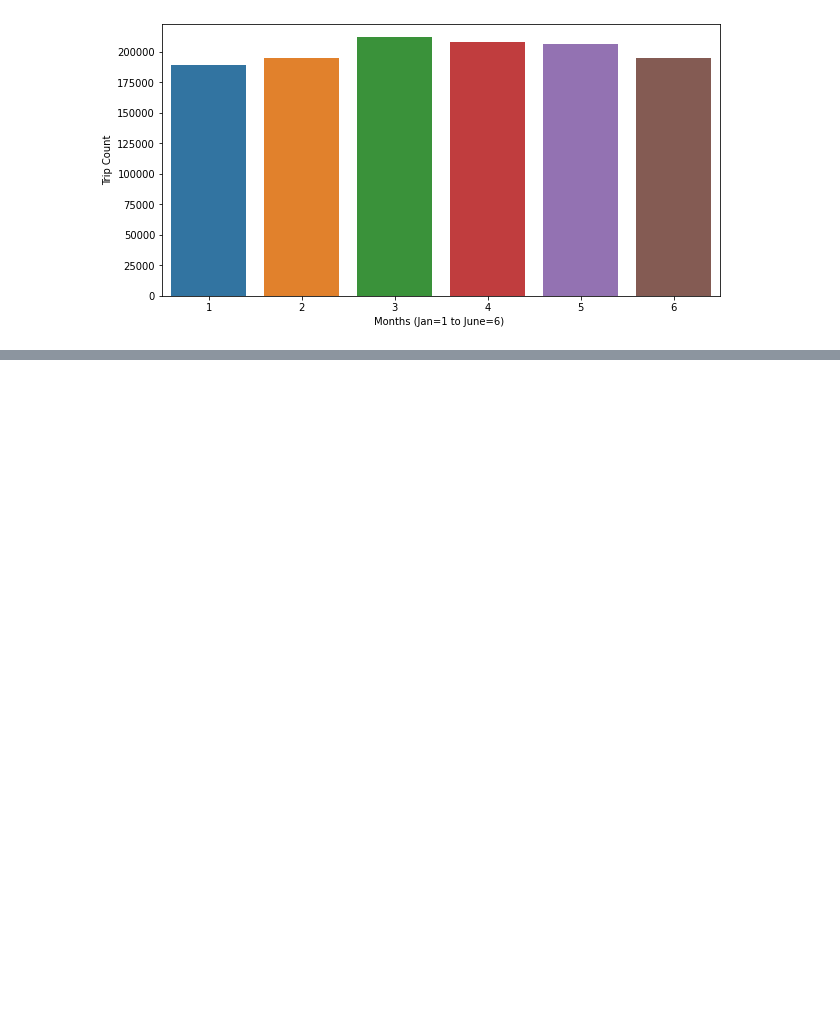
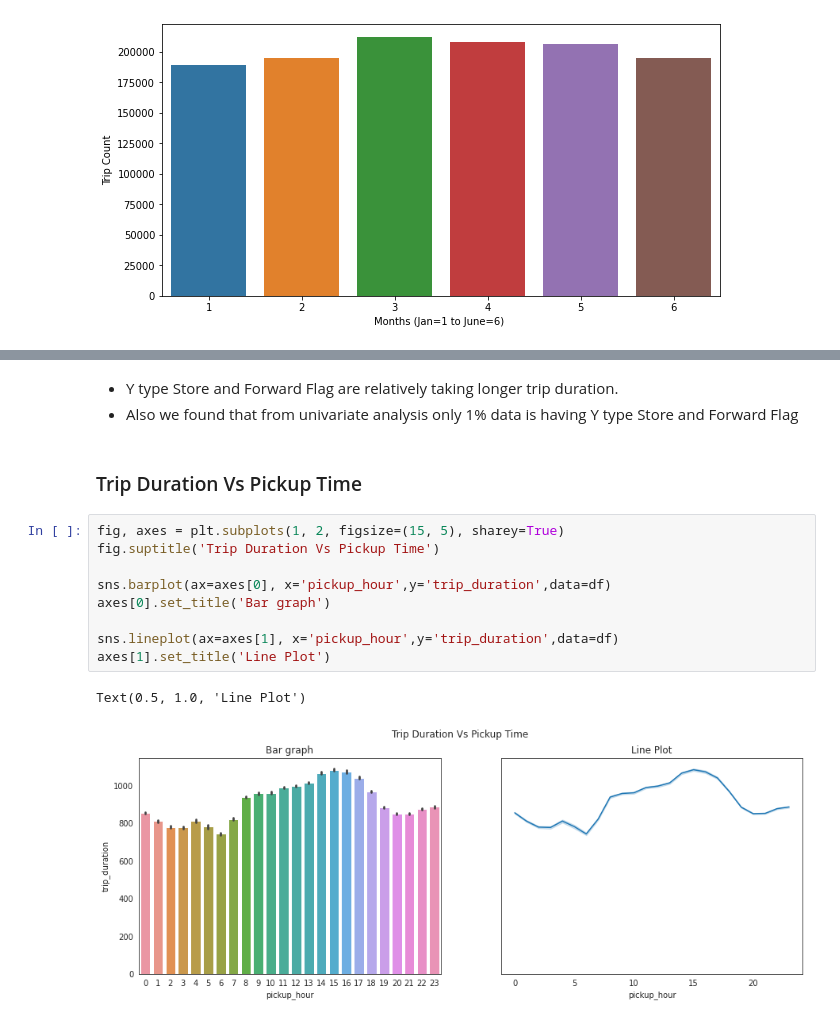
Before and after one commit to B-Murali-Krishna/NYC_Taxi_Trip_Time_Prediction--Capstone_Project, a Jupyter notebook: NYC_Taxi_Trip_Time_Prediction.ipynb, the cells around one changed output, grey strips where cells are left out. Drawn from its saved outputs; the diff is of its cells as text; blank space fills up the shorter version.

```diff
--- a/NYC_Taxi_Trip_Time_Prediction.ipynb
+++ b/NYC_Taxi_Trip_Time_Prediction.ipynb
@@ -516,0 +577,17 @@ plt.show()
+# %% [markdown]
+* Y type Store and Forward Flag are relatively taking longer trip duration.
+* Also we found that from univariate analysis only 1% data is having Y type Store and Forward Flag
+# %% [markdown]
+### Trip Duration Vs Pickup Time
+# %%
+fig, axes = plt.subplots(1, 2, figsize=(15, 5), sharey=True)
+fig.suptitle('Trip Duration Vs Pickup Time')
+
+sns.barplot(ax=axes[0], x='pickup_hour',y='trip_duration',data=df)
+axes[0].set_title('Bar graph')
+
+sns.lineplot(ax=axes[1], x='pickup_hour',y='trip_duration',data=df)
+axes[1].set_title('Line Plot')
+# %% [output]
+Text(0.5, 1.0, 'Line Plot')
+[figure, added]
```
Also changed, not shown: parts of 30 cells of this notebook.
